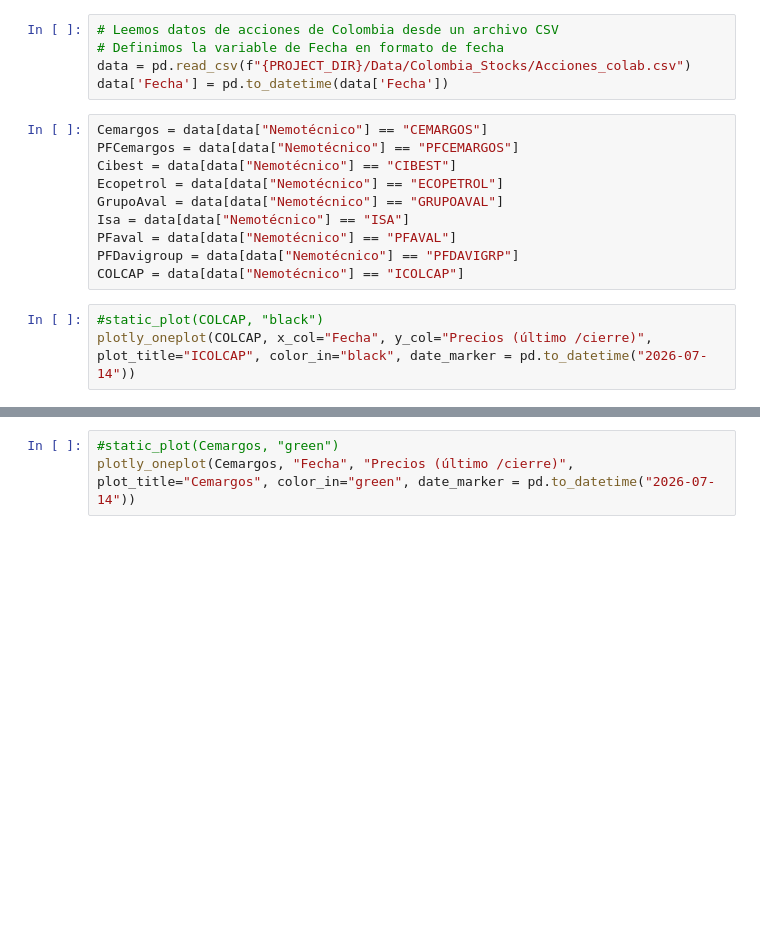
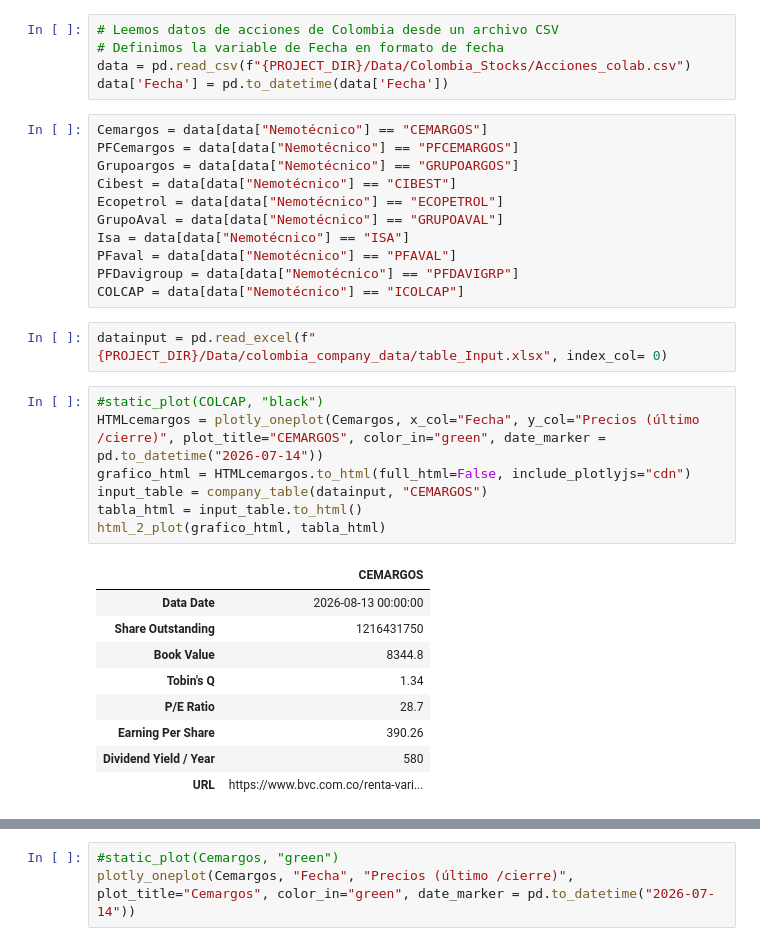
Before and after one commit to Yilap88/Colombia_finance, a Jupyter notebook: Figures/AccionesColombia.ipynb, the cells around one changed output, grey strips where cells are left out. Drawn from its saved outputs; the diff is of its cells as text; blank space fills up the shorter version.

Commit message:
Html stock and summarize table was introduce in AccionesColombia.ipynb

```diff
--- a/Figures/AccionesColombia.ipynb
+++ b/Figures/AccionesColombia.ipynb
@@ -28,6 +30,7 @@ data['Fecha'] = pd.to_datetime(data['Fecha'])
 # %%
 Cemargos = data[data["Nemotécnico"] == "CEMARGOS"]
 PFCemargos = data[data["Nemotécnico"] == "PFCEMARGOS"]
+Grupoargos = data[data["Nemotécnico"] == "GRUPOARGOS"]
 Cibest = data[data["Nemotécnico"] == "CIBEST"]
 Ecopetrol = data[data["Nemotécnico"] == "ECOPETROL"]
 GrupoAval = data[data["Nemotécnico"] == "GRUPOAVAL"]
@@ -35,6 +38,22 @@ Isa = data[data["Nemotécnico"] == "ISA"]
 PFaval = data[data["Nemotécnico"] == "PFAVAL"]
 PFDavigroup = data[data["Nemotécnico"] == "PFDAVIGRP"]
 COLCAP = data[data["Nemotécnico"] == "ICOLCAP"]
+# %%
+datainput = pd.read_excel(f"{PROJECT_DIR}/Data/colombia_company_data/table_Input.xlsx", index_col= 0)
 # %%
 #static_plot(COLCAP, "black")
-plotly_oneplot(COLCAP, x_col="Fecha", y_col="Precios (último /cierre)", plot_title="ICOLCAP", color_in="black", date_marker = pd.to_datetime("2026-07-14"))
+HTMLcemargos = plotly_oneplot(Cemargos, x_col="Fecha", y_col="Precios (último /cierre)", plot_title="CEMARGOS", color_in="green", date_marker = pd.to_datetime("2026-07-14"))
+grafico_html = HTMLcemargos.to_html(full_html=False, include_plotlyjs="cdn")
+input_table = company_table(datainput, "CEMARGOS")
+tabla_html = input_table.to_html()
+html_2_plot(grafico_html, tabla_html)
+# %% [output]
+|  | CEMARGOS |
+| Data Date | 2026-08-13 00:00:00 |
+| Share Outstanding | 1216431750 |
+| Book Value | 8344.8 |
+| Tobin's Q | 1.34 |
+| P/E Ratio | 28.7 |
+| Earning Per Share | 390.26 |
+| Dividend Yield / Year | 580 |
+| URL | https://www.bvc.com.co/renta-vari... |
```
Also changed, not shown: parts of 5 cells of this notebook, 1 other file.
